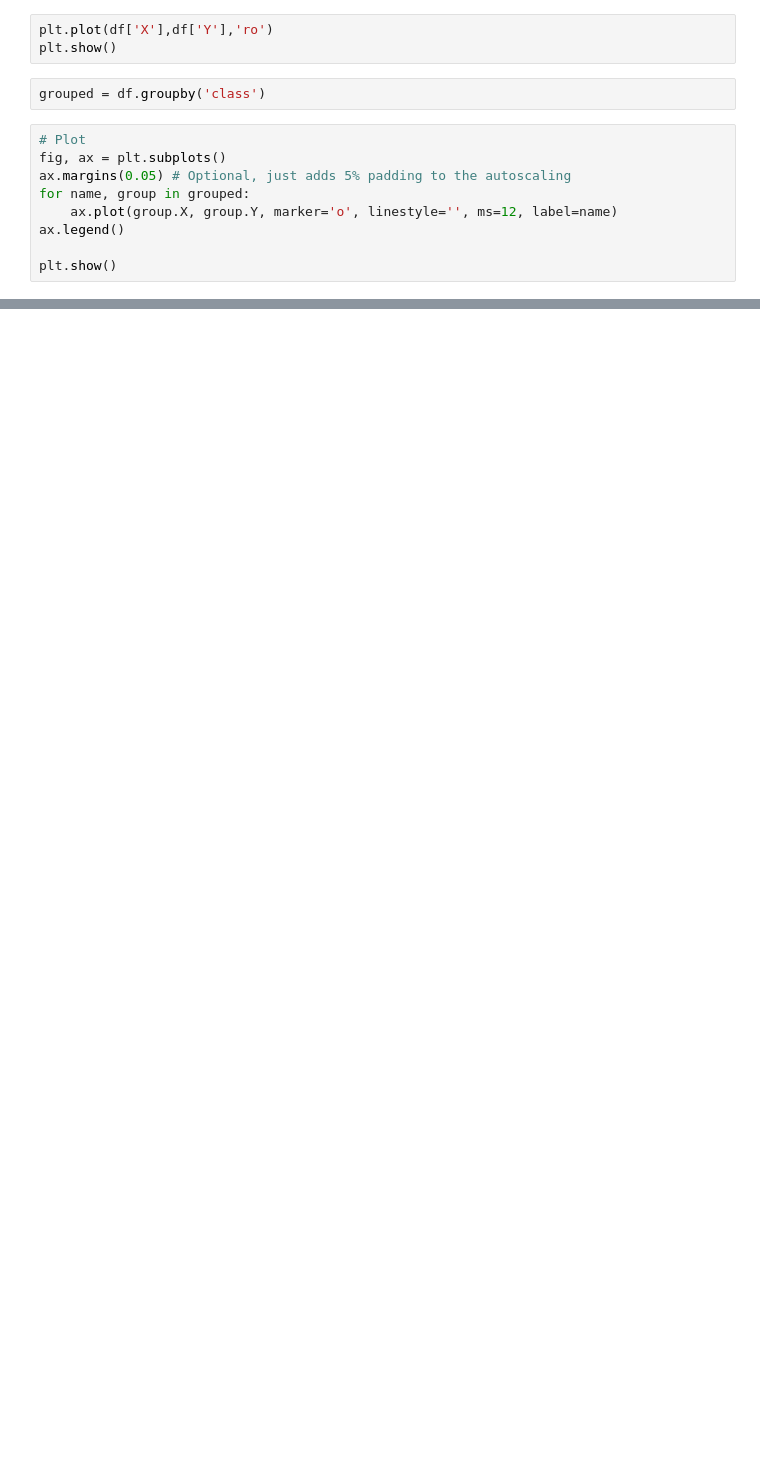
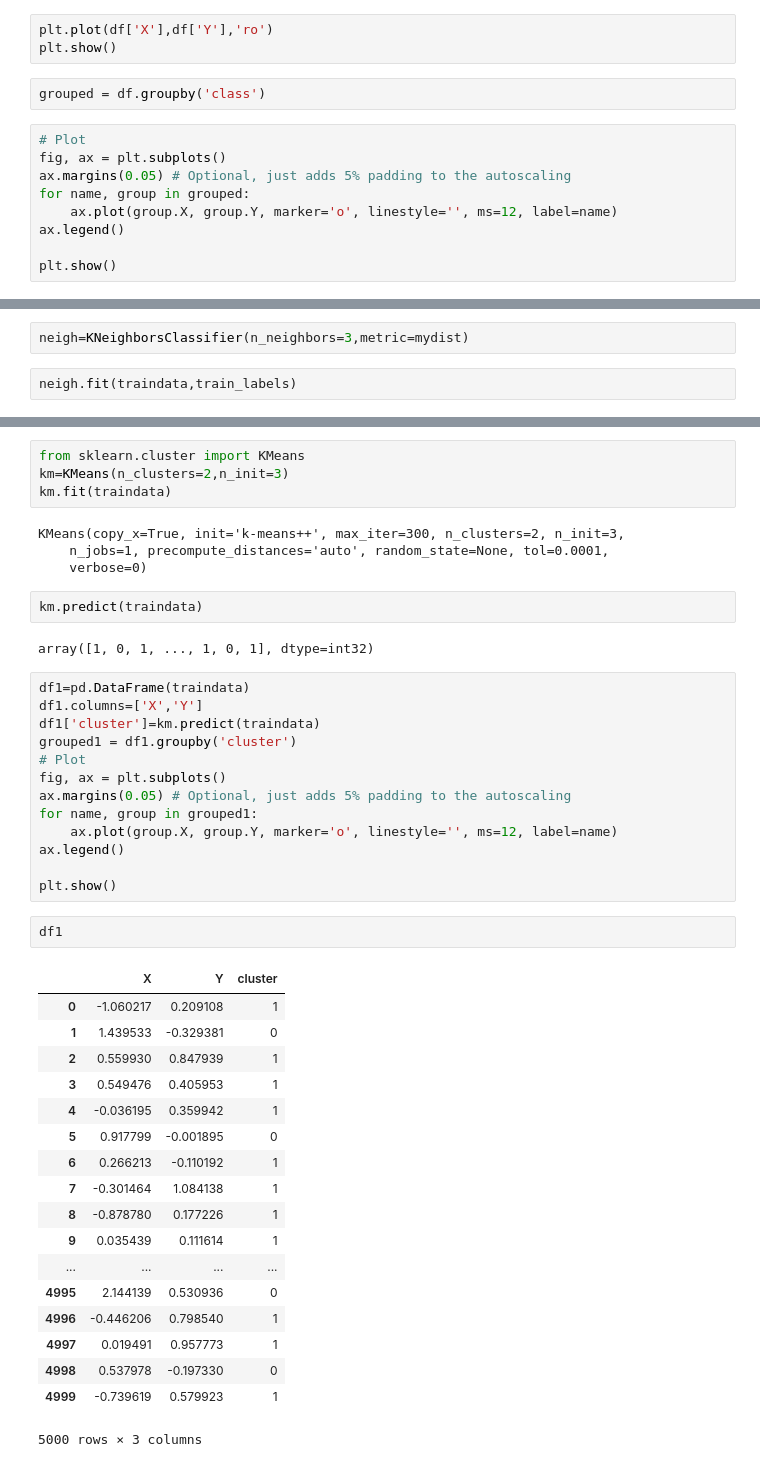
Before and after one commit to FaguiCurtain/Kaggle-SF, a Jupyter notebook: TF with Moon Dataset.ipynb, the cells around one changed output, grey strips where cells are left out. Saved outputs shown, nothing was run; the diff lists cells and outputs as text; blank space fills up the shorter version.

```diff
--- a/TF with Moon Dataset.ipynb
+++ b/TF with Moon Dataset.ipynb
@@ -462,0 +441,4 @@ plt.show()
+# %%
+neigh=KNeighborsClassifier(n_neighbors=3,metric=mydist)
+# %%
+neigh.fit(traindata,train_labels)
@@ -462,0 +454,46 @@ plt.show()
+# %%
+from sklearn.cluster import KMeans
+km=KMeans(n_clusters=2,n_init=3)
+km.fit(traindata)
+# %% [output]
+KMeans(copy_x=True, init='k-means++', max_iter=300, n_clusters=2, n_init=3,
+    n_jobs=1, precompute_distances='auto', random_state=None, tol=0.0001,
+    verbose=0)
+# %%
+km.predict(traindata)
+# %% [output]
+array([1, 0, 1, ..., 1, 0, 1], dtype=int32)
+# %%
+df1=pd.DataFrame(traindata)
+df1.columns=['X','Y']
+df1['cluster']=km.predict(traindata)
+grouped1 = df1.groupby('cluster')
+# Plot
+fig, ax = plt.subplots()
+ax.margins(0.05) # Optional, just adds 5% padding to the autoscaling
+for name, group in grouped1:
+    ax.plot(group.X, group.Y, marker='o', linestyle='', ms=12, label=name)
+ax.legend()
+
+plt.show()
+# %%
+df1
+# %% [output]
+|  | X | Y | cluster |
+| 0 | -1.060217 | 0.209108 | 1 |
+| 1 | 1.439533 | -0.329381 | 0 |
+| 2 | 0.559930 | 0.847939 | 1 |
+| 3 | 0.549476 | 0.405953 | 1 |
+| 4 | -0.036195 | 0.359942 | 1 |
+| 5 | 0.917799 | -0.001895 | 0 |
+| 6 | 0.266213 | -0.110192 | 1 |
+| 7 | -0.301464 | 1.084138 | 1 |
+| 8 | -0.878780 | 0.177226 | 1 |
+| 9 | 0.035439 | 0.111614 | 1 |
+| ... | ... | ... | ... |
+| 4995 | 2.144139 | 0.530936 | 0 |
+| 4996 | -0.446206 | 0.798540 | 1 |
+| 4997 | 0.019491 | 0.957773 | 1 |
+| 4998 | 0.537978 | -0.197330 | 0 |
+| 4999 | -0.739619 | 0.579923 | 1 |
+5000 rows × 3 columns
```
Also changed, not shown: parts of 18 cells of this notebook, 5 other files.
